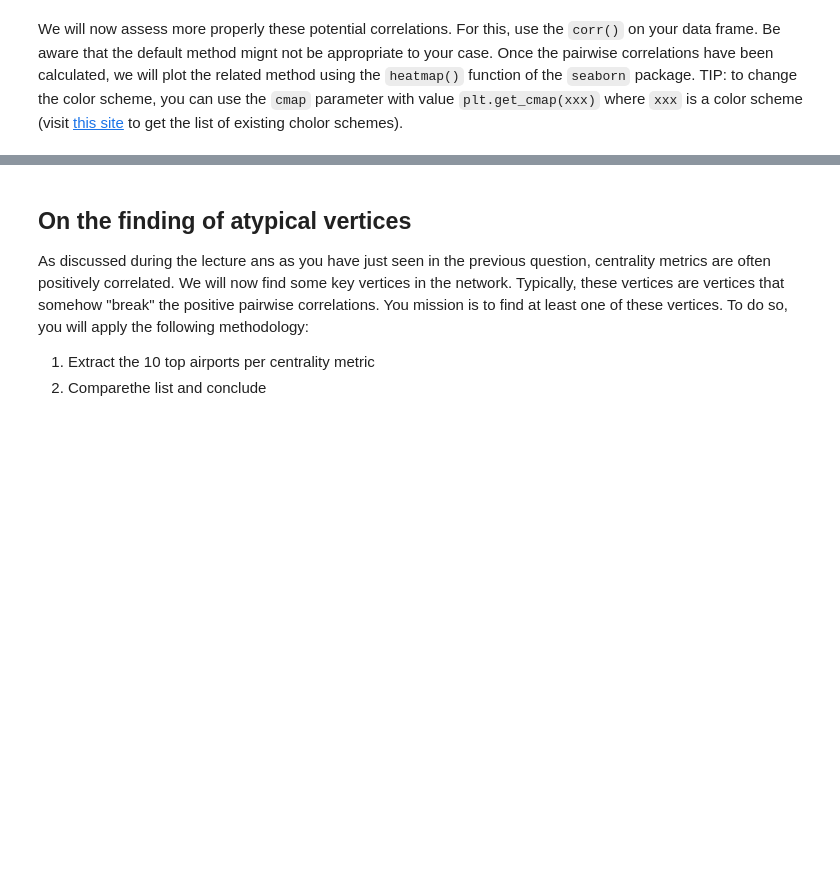
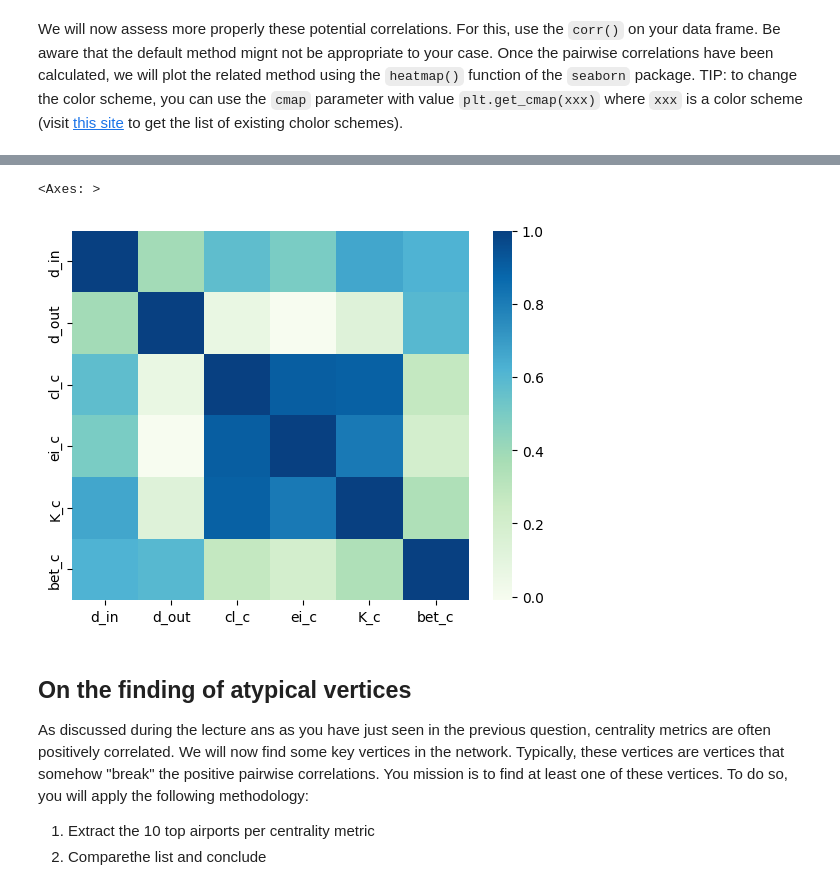
Before and after one commit to mianzha/Zhao_Mian_TSE, a Jupyter notebook: tp1_m2dsss.ipynb, the cells around one changed output, grey strips where cells are left out. Cells and saved outputs as stored; diff of their text form; code cells hidden in the pictures; blank space fills up the shorter version.

```diff
--- a/tp1_m2dsss.ipynb
+++ b/tp1_m2dsss.ipynb
@@ -193,3 +220,8 @@ We will now assess more properly these potential correlations. For this, use the
+# %%
+sns.heatmap(df_c.corr(method = 'kendall'), cmap=plt.get_cmap('GnBu'))
+# %% [output]
+<Axes: >
+[figure, added]
 # %% [markdown]
 On the finding of atypical vertices
 ------------------------------------
```
Also changed, not shown: parts of 7 cells of this notebook.
